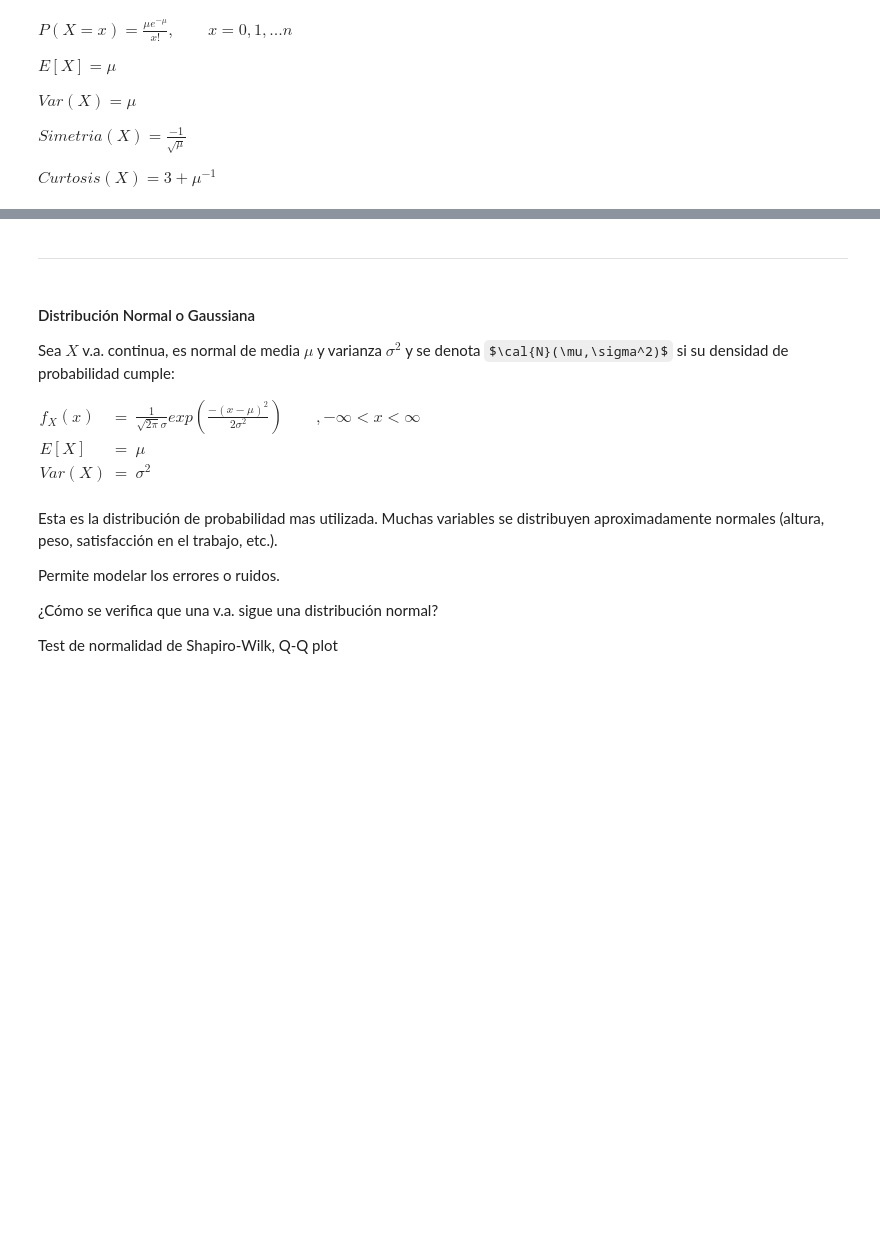
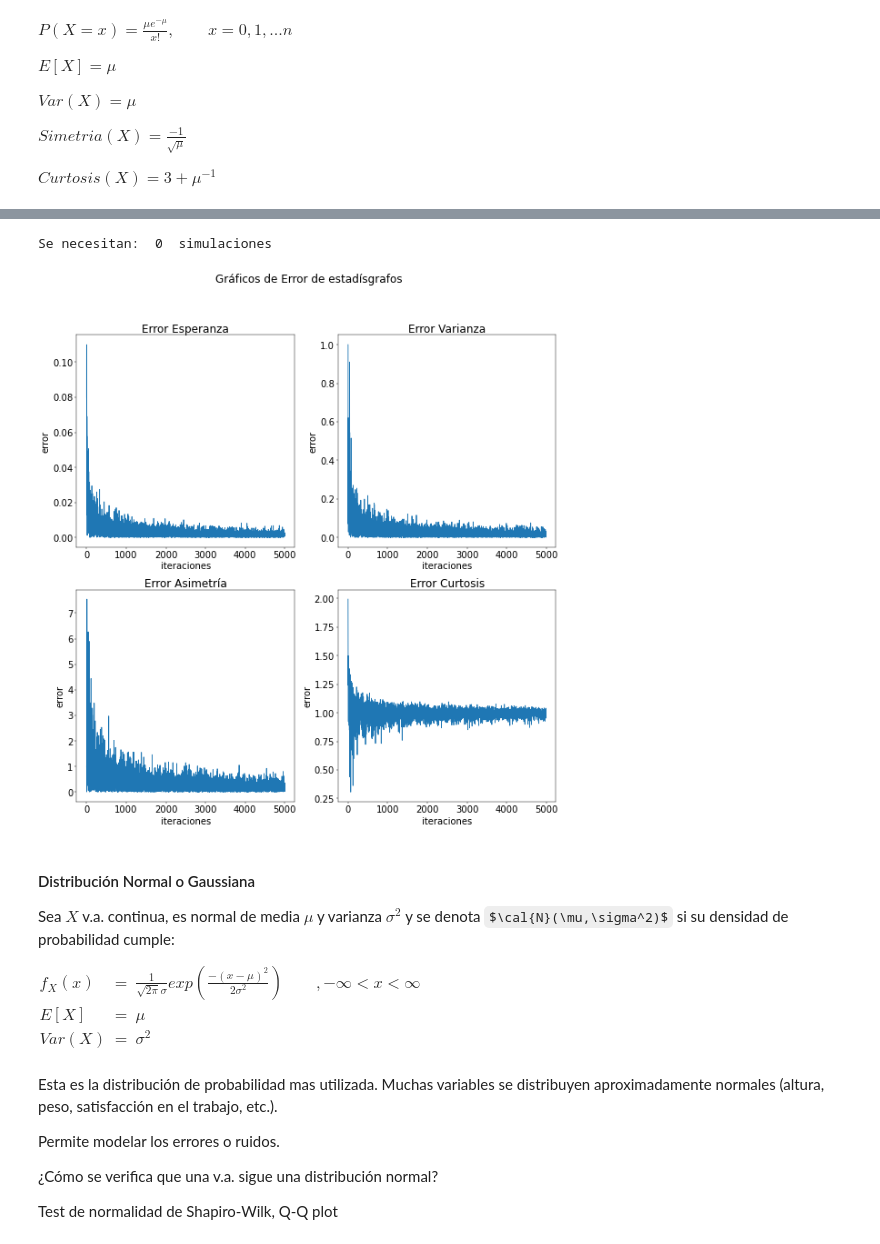
Before and after one commit to estebantejeda/INFO274, a Jupyter notebook: lab2/Laboratorio2.ipynb, the cells around one changed output, grey strips where cells are left out. Saved outputs shown, nothing was run; the diff lists cells and outputs as text; code cells hidden in the pictures; some formulas as TeX source; blank space fills up the shorter version.

Commit message:
Terminado Poisson

```diff
--- a/lab2/Laboratorio2.ipynb
+++ b/lab2/Laboratorio2.ipynb
@@ -287,2 +287,0 @@ Curtosis empírico:  0.2677275046764187 teórico:  3.02
-# %% [markdown]
-----
@@ -289,3 +344,8 @@ Curtosis empírico:  0.2677275046764187 teórico:  3.02
+# %%
+simulacion_poisson(50,5000,0.001)
+# %% [output]
+Se necesitan:  0  simulaciones
+[figure, added]
 # %% [markdown]
 #### Distribución Normal o Gaussiana
 Sea $X$ v.a. continua, es normal de media $\mu$ y varianza $\sigma^2$ y se denota $\cal{N}(\mu,\sigma^2)$ si su densidad de probabilidad cumple:
```
Also changed, not shown: parts of 6 cells of this notebook.
